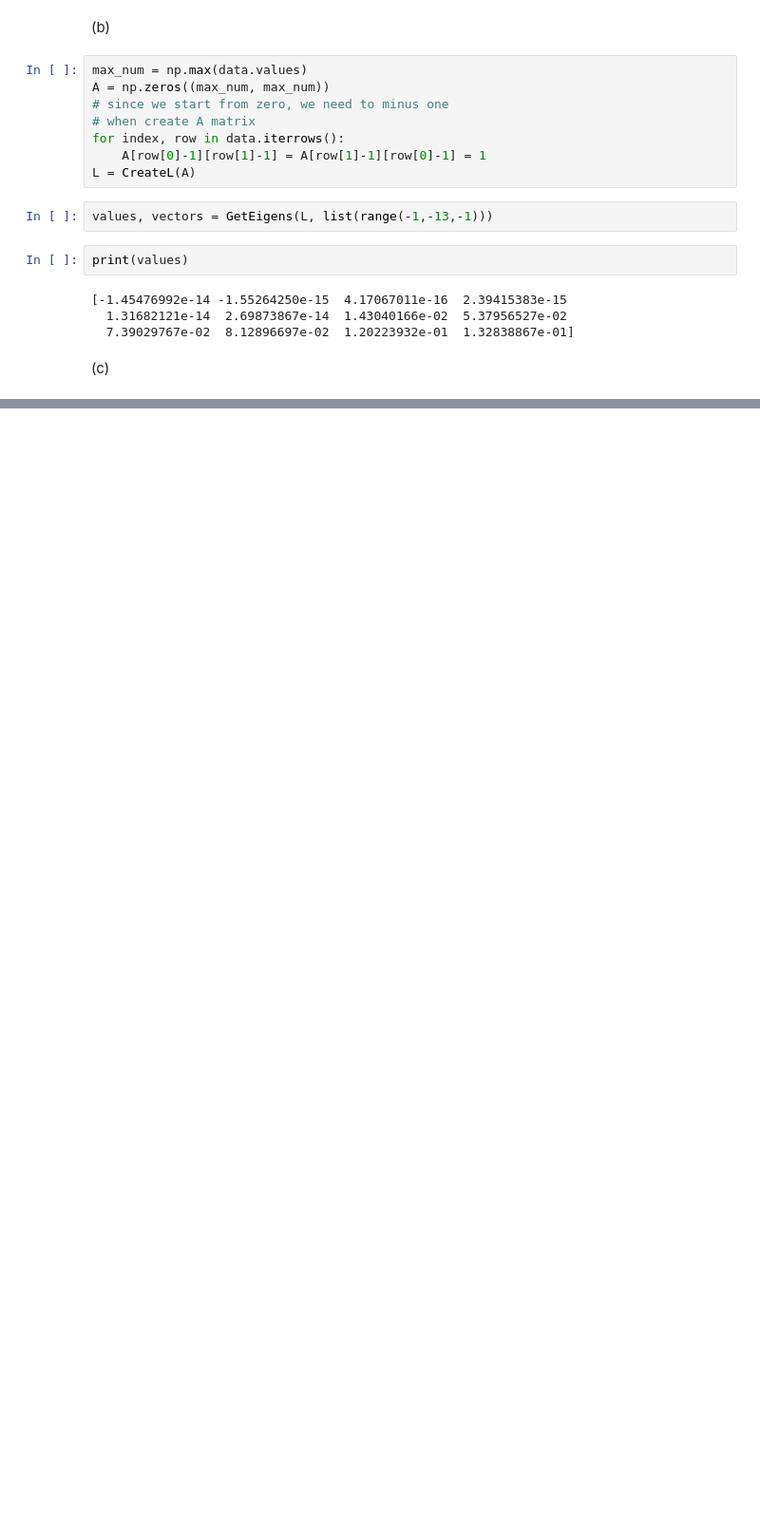
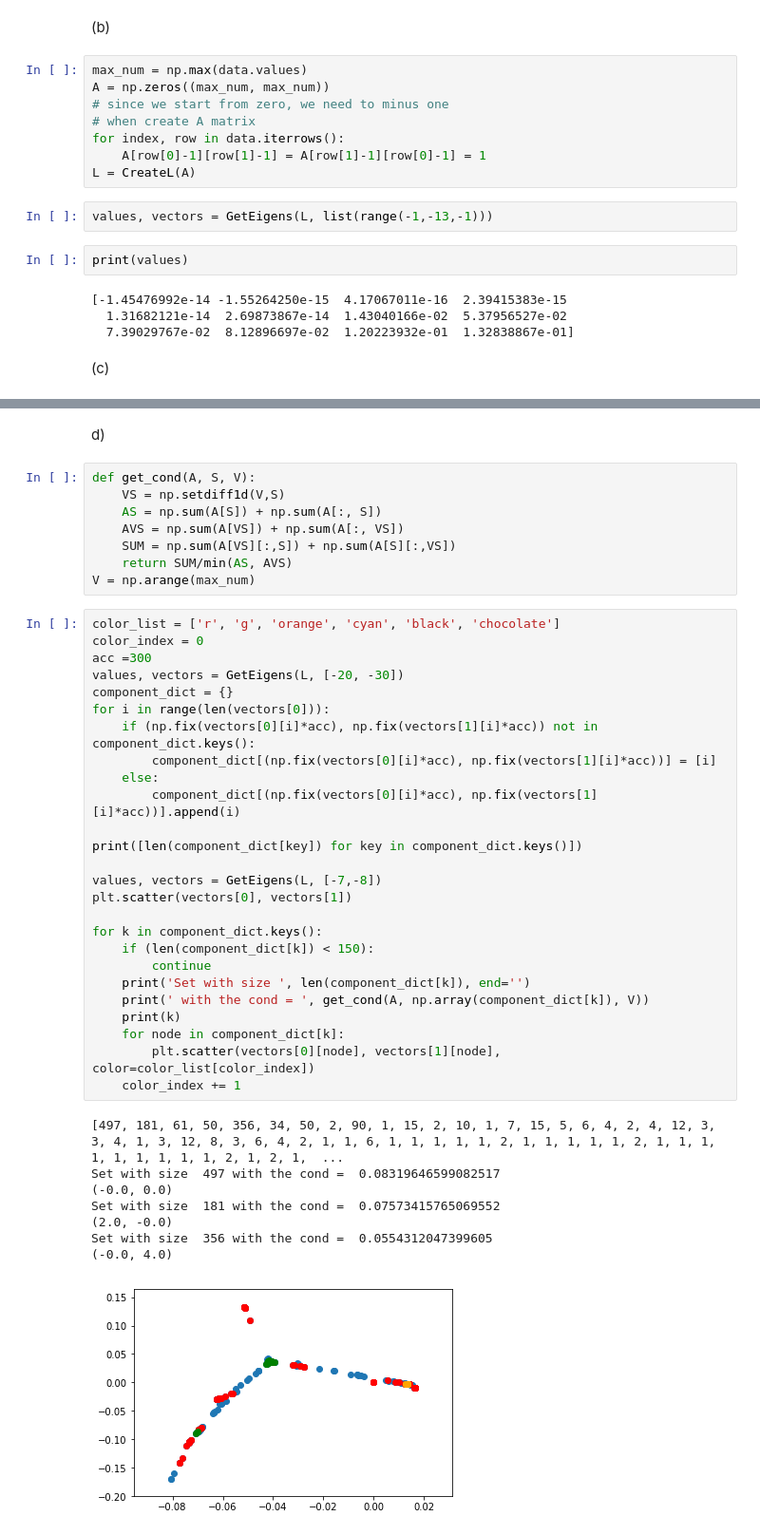
Before and after one commit to Skyraker2016/CS168, a Jupyter notebook: miniproject6/miniproject6.ipynb, the cells around one changed output, grey strips where cells are left out. Shown at 95% size. Drawn from its saved outputs; the diff is of its cells as text; blank space fills up the shorter version.

```diff
--- a/miniproject6/miniproject6.ipynb
+++ b/miniproject6/miniproject6.ipynb
@@ -217,0 +312,45 @@ don't know how to seperate.
+# %% [markdown]
+d)
+# %%
+def get_cond(A, S, V):
+    VS = np.setdiff1d(V,S)
+    AS = np.sum(A[S]) + np.sum(A[:, S])
+    AVS = np.sum(A[VS]) + np.sum(A[:, VS])
+    SUM = np.sum(A[VS][:,S]) + np.sum(A[S][:,VS])
+    return SUM/min(AS, AVS)
+V = np.arange(max_num)
+# %%
+color_list = ['r', 'g', 'orange', 'cyan', 'black', 'chocolate']
+color_index = 0
+acc =300
+values, vectors = GetEigens(L, [-20, -30])
+component_dict = {}
+for i in range(len(vectors[0])):
+    if (np.fix(vectors[0][i]*acc), np.fix(vectors[1][i]*acc)) not in component_dict.keys():
+        component_dict[(np.fix(vectors[0][i]*acc), np.fix(vectors[1][i]*acc))] = [i]
+    else:
+        component_dict[(np.fix(vectors[0][i]*acc), np.fix(vectors[1][i]*acc))].append(i)
+
+print([len(component_dict[key]) for key in component_dict.keys()])
+
+values, vectors = GetEigens(L, [-7,-8])
+plt.scatter(vectors[0], vectors[1])
+
+for k in component_dict.keys():
+    if (len(component_dict[k]) < 150):
+        continue
+    print('Set with size ', len(component_dict[k]), end='')
+    print(' with the cond = ', get_cond(A, np.array(component_dict[k]), V))
+    print(k)
+    for node in component_dict[k]:
+        plt.scatter(vectors[0][node], vectors[1][node], color=color_list[color_index])
+    color_index += 1
+# %% [output]
+[497, 181, 61, 50, 356, 34, 50, 2, 90, 1, 15, 2, 10, 1, 7, 15, 5, 6, 4, 2, 4, 12, 3, 3, 4, 1, 3, 12, 8, 3, 6, 4, 2, 1, 1, 6, 1, 1, 1, 1, 1, 2, 1, 1, 1, 1, 1, 2, 1, 1, 1, 1, 1, 1, 1, 1, 1, 2, 1, 2, 1,  ...
+Set with size  497 with the cond =  0.08319646599082517
+(-0.0, 0.0)
+Set with size  181 with the cond =  0.07573415765069552
+(2.0, -0.0)
+Set with size  356 with the cond =  0.0554312047399605
+(-0.0, 4.0)
+[figure, added]
```
Also changed, not shown: parts of 13 cells of this notebook.
